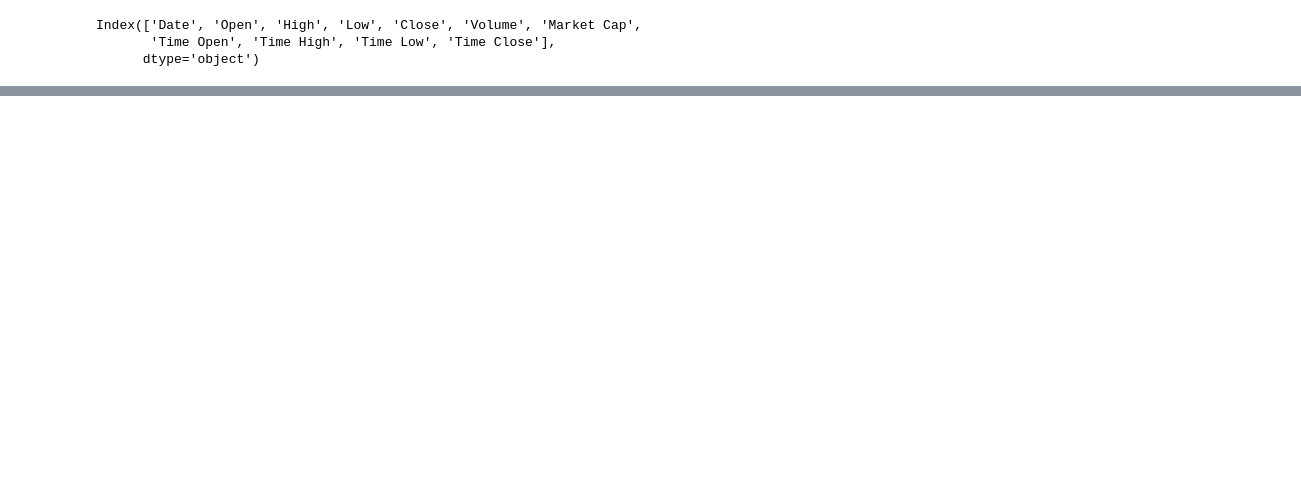
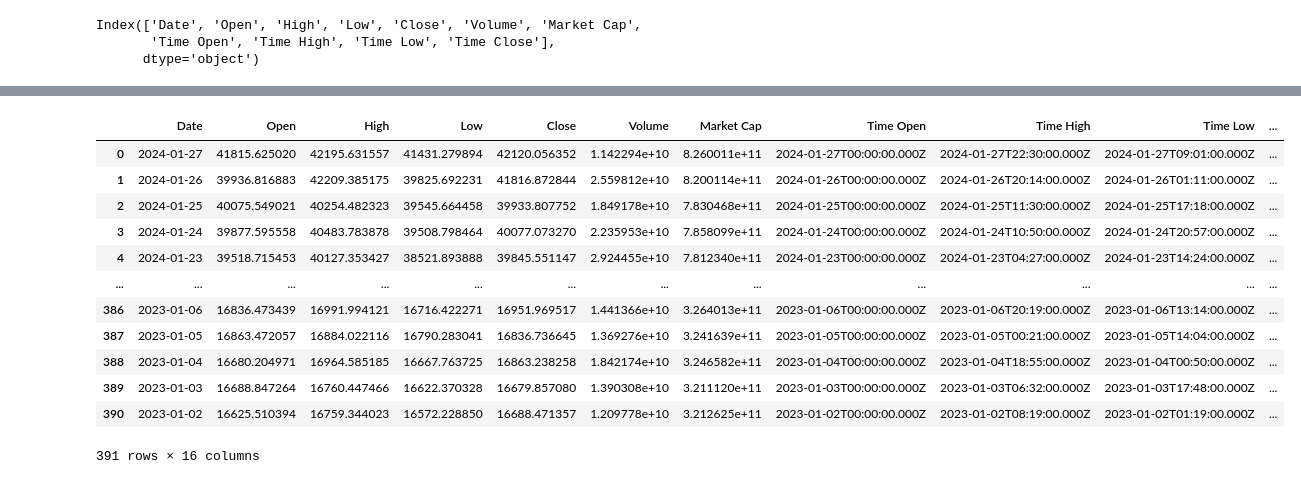
Before and after one commit to saccay/my_prjoect, a Jupyter notebook: my_prjoect_main.ipynb, the cells around one changed output, grey strips where cells are left out. Cells and saved outputs as stored; diff of their text form; code cells hidden in the pictures; blank space fills up the shorter version.

```diff
--- a/my_prjoect_main.ipynb
+++ b/my_prjoect_main.ipynb
@@ -250,0 +390,16 @@ print(df['Percentage Delta'].abs().max())
+# %%
+display(df[df['Date']>'01-01-2023'])
+# %% [output]
+|  | Date | Open | High | Low | Close | Volume | Market Cap | Time Open | Time High | Time Low | ... |
+| 0 | 2024-01-27 | 41815.625020 | 42195.631557 | 41431.279894 | 42120.056352 | 1.142294e+10 | 8.260011e+11 | 2024-01-27T00:00:00.000Z | 2024-01-27T22:30:00.000Z | 2024-01-27T09:01:00.000Z | ... |
+| 1 | 2024-01-26 | 39936.816883 | 42209.385175 | 39825.692231 | 41816.872844 | 2.559812e+10 | 8.200114e+11 | 2024-01-26T00:00:00.000Z | 2024-01-26T20:14:00.000Z | 2024-01-26T01:11:00.000Z | ... |
+| 2 | 2024-01-25 | 40075.549021 | 40254.482323 | 39545.664458 | 39933.807752 | 1.849178e+10 | 7.830468e+11 | 2024-01-25T00:00:00.000Z | 2024-01-25T11:30:00.000Z | 2024-01-25T17:18:00.000Z | ... |
+| 3 | 2024-01-24 | 39877.595558 | 40483.783878 | 39508.798464 | 40077.073270 | 2.235953e+10 | 7.858099e+11 | 2024-01-24T00:00:00.000Z | 2024-01-24T10:50:00.000Z | 2024-01-24T20:57:00.000Z | ... |
+| 4 | 2024-01-23 | 39518.715453 | 40127.353427 | 38521.893888 | 39845.551147 | 2.924455e+10 | 7.812340e+11 | 2024-01-23T00:00:00.000Z | 2024-01-23T04:27:00.000Z | 2024-01-23T14:24:00.000Z | ... |
+| ... | ... | ... | ... | ... | ... | ... | ... | ... | ... | ... | ... |
+| 386 | 2023-01-06 | 16836.473439 | 16991.994121 | 16716.422271 | 16951.969517 | 1.441366e+10 | 3.264013e+11 | 2023-01-06T00:00:00.000Z | 2023-01-06T20:19:00.000Z | 2023-01-06T13:14:00.000Z | ... |
+| 387 | 2023-01-05 | 16863.472057 | 16884.022116 | 16790.283041 | 16836.736645 | 1.369276e+10 | 3.241639e+11 | 2023-01-05T00:00:00.000Z | 2023-01-05T00:21:00.000Z | 2023-01-05T14:04:00.000Z | ... |
+| 388 | 2023-01-04 | 16680.204971 | 16964.585185 | 16667.763725 | 16863.238258 | 1.842174e+10 | 3.246582e+11 | 2023-01-04T00:00:00.000Z | 2023-01-04T18:55:00.000Z | 2023-01-04T00:50:00.000Z | ... |
+| 389 | 2023-01-03 | 16688.847264 | 16760.447466 | 16622.370328 | 16679.857080 | 1.390308e+10 | 3.211120e+11 | 2023-01-03T00:00:00.000Z | 2023-01-03T06:32:00.000Z | 2023-01-03T17:48:00.000Z | ... |
+| 390 | 2023-01-02 | 16625.510394 | 16759.344023 | 16572.228850 | 16688.471357 | 1.209778e+10 | 3.212625e+11 | 2023-01-02T00:00:00.000Z | 2023-01-02T08:19:00.000Z | 2023-01-02T01:19:00.000Z | ... |
+391 rows × 16 columns
```
Also changed, not shown: parts of 12 cells of this notebook, 2 other files.
